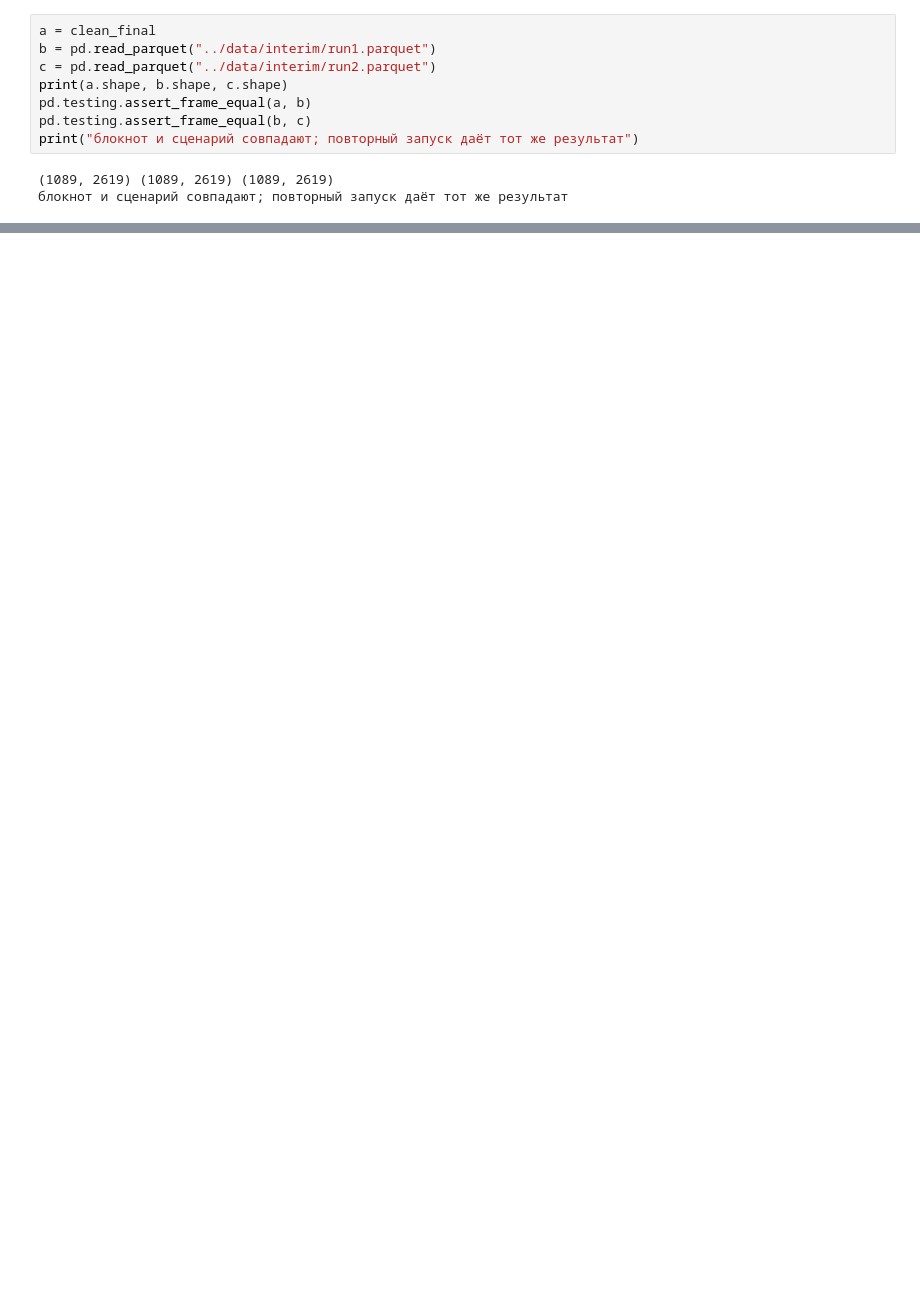
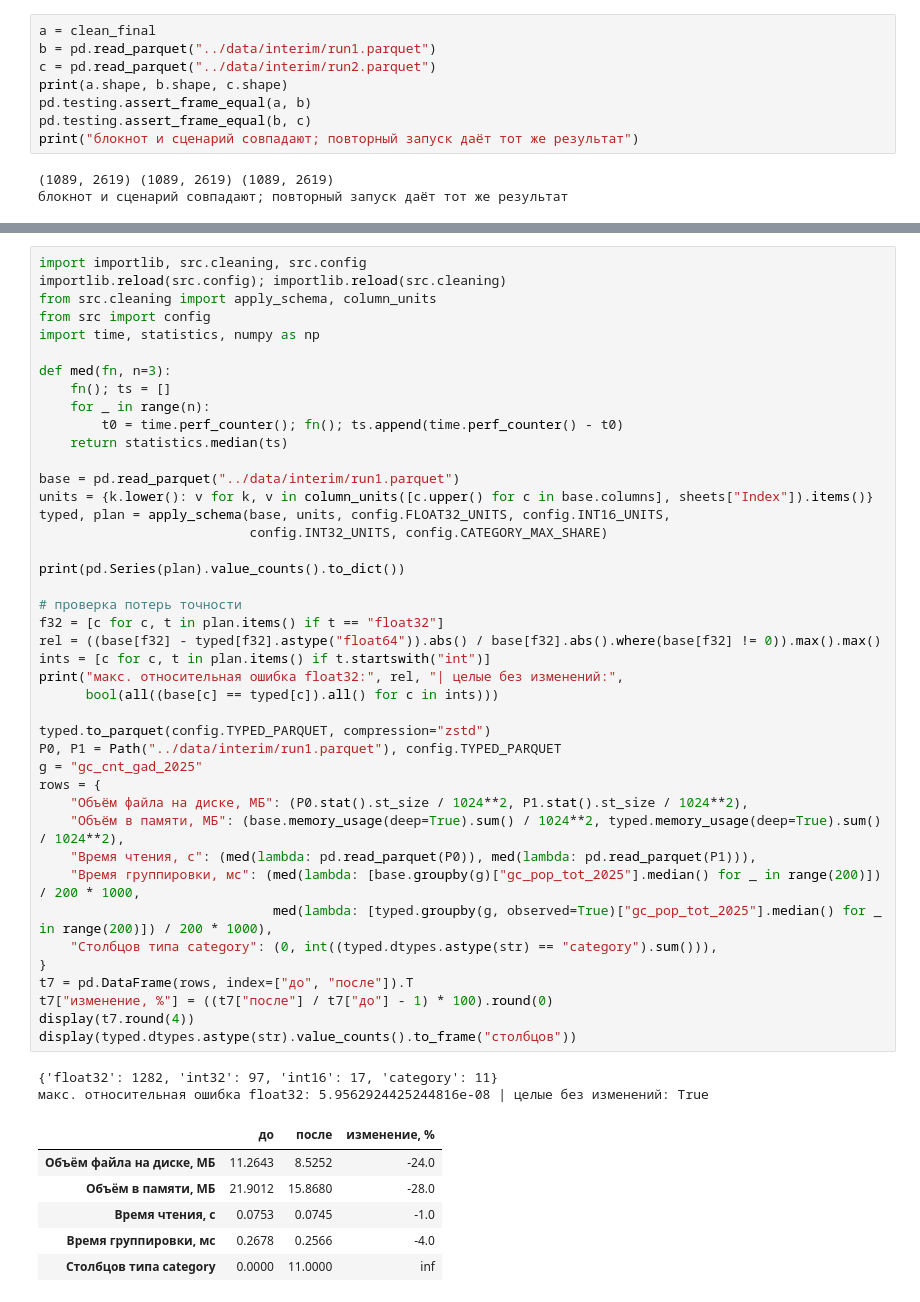
Before and after one commit to 777hotkat777-debug/data-analysis-course, a Jupyter notebook: notebooks/01_overview.ipynb, the cells around one changed output, grey strips where cells are left out. Saved outputs shown, nothing was run; the diff lists cells and outputs as text; blank space fills up the shorter version.

```diff
--- a/notebooks/01_overview.ipynb
+++ b/notebooks/01_overview.ipynb
@@ -1670,0 +1769,51 @@ display(inv.groupby(["единица", "тип"]).agg(столбцов=("мак
+# %%
+import importlib, src.cleaning, src.config
+importlib.reload(src.config); importlib.reload(src.cleaning)
+from src.cleaning import apply_schema, column_units
+from src import config
+import time, statistics, numpy as np
+
+def med(fn, n=3):
+    fn(); ts = []
+    for _ in range(n):
+        t0 = time.perf_counter(); fn(); ts.append(time.perf_counter() - t0)
+    return statistics.median(ts)
+
+base = pd.read_parquet("../data/interim/run1.parquet")
+units = {k.lower(): v for k, v in column_units([c.upper() for c in base.columns], sheets["Index"]).items()}
+typed, plan = apply_schema(base, units, config.FLOAT32_UNITS, config.INT16_UNITS,
+                           config.INT32_UNITS, config.CATEGORY_MAX_SHARE)
+
+print(pd.Series(plan).value_counts().to_dict())
+
+# проверка потерь точности
+f32 = [c for c, t in plan.items() if t == "float32"]
+rel = ((base[f32] - typed[f32].astype("float64")).abs() / base[f32].abs().where(base[f32] != 0)).max().max()
+ints = [c for c, t in plan.items() if t.startswith("int")]
+print("макс. относительная ошибка float32:", rel, "| целые без изменений:",
+      bool(all((base[c] == typed[c]).all() for c in ints)))
+
+typed.to_parquet(config.TYPED_PARQUET, compression="zstd")
+P0, P1 = Path("../data/interim/run1.parquet"), config.TYPED_PARQUET
+g = "gc_cnt_gad_2025"
+rows = {
+    "Объём файла на диске, МБ": (P0.stat().st_size / 1024**2, P1.stat().st_size / 1024**2),
+    "Объём в памяти, МБ": (base.memory_usage(deep=True).sum() / 1024**2, typed.memory_usage(deep=True).sum() / 1024**2),
+    "Время чтения, с": (med(lambda: pd.read_parquet(P0)), med(lambda: pd.read_parquet(P1))),
+    "Время группировки, мс": (med(lambda: [base.groupby(g)["gc_pop_tot_2025"].median() for _ in range(200)]) / 200 * 1000,
+                              med(lambda: [typed.groupby(g, observed=True)["gc_pop_tot_2025"].median() for _ in range(200)]) / 200 * 1000),
+    "Столбцов типа category": (0, int((typed.dtypes.astype(str) == "category").sum())),
+}
+t7 = pd.DataFrame(rows, index=["до", "после"]).T
+t7["изменение, %"] = ((t7["после"] / t7["до"] - 1) * 100).round(0)
+display(t7.round(4))
+display(typed.dtypes.astype(str).value_counts().to_frame("столбцов"))
+# %% [output]
+{'float32': 1282, 'int32': 97, 'int16': 17, 'category': 11}
+макс. относительная ошибка float32: 5.9562924425244816e-08 | целые без изменений: True
+|  | до | после | изменение, % |
+| Объём файла на диске, МБ | 11.2643 | 8.5252 | -24.0 |
+| Объём в памяти, МБ | 21.9012 | 15.8680 | -28.0 |
+| Время чтения, с | 0.0753 | 0.0745 | -1.0 |
+| Время группировки, мс | 0.2678 | 0.2566 | -4.0 |
+| Столбцов типа category | 0.0000 | 11.0000 | inf |
```
Also changed, not shown: parts of 43 cells of this notebook, 3 other files.
